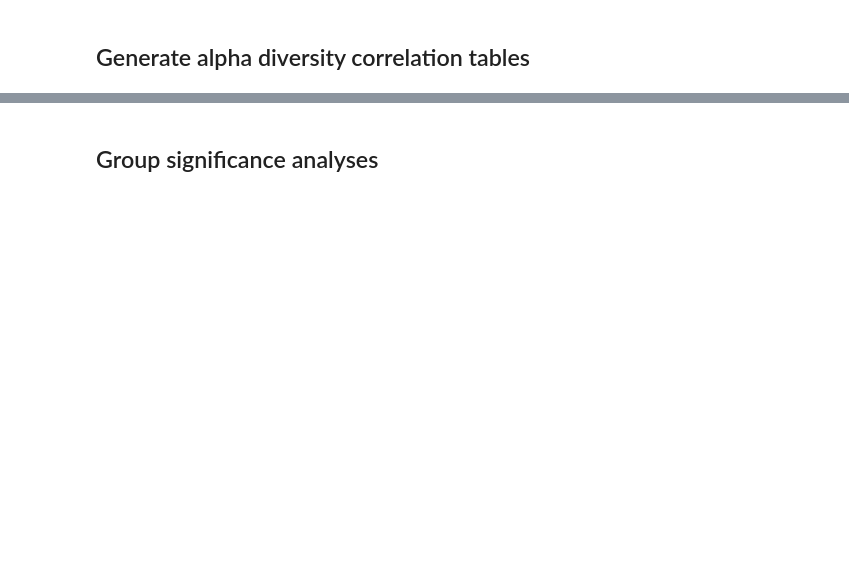
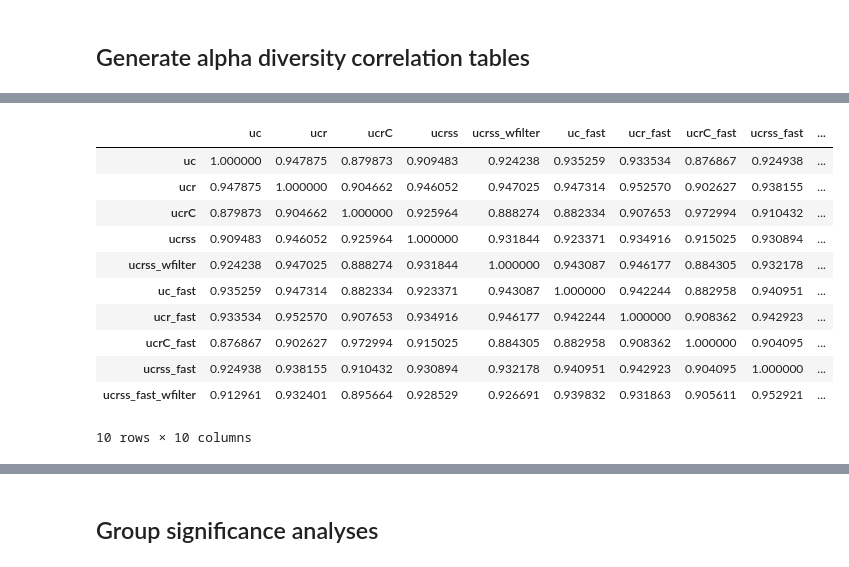
Before and after one commit to caporaso-lab/cloaked-octo-ninja, a Jupyter notebook: analyses.ipynb, the cells around one changed output, grey strips where cells are left out. Cells and saved outputs as stored; diff of their text form; code cells hidden in the pictures; blank space fills up the shorter version.

```diff
--- a/analyses.ipynb
+++ b/analyses.ipynb
@@ -59,0 +81,15 @@ ucrss_fast_wfilter            1.000000
+# %%
+adiv_results[('88-soils', 'observed_species')]
+# %% [output]
+|  | uc | ucr | ucrC | ucrss | ucrss_wfilter | uc_fast | ucr_fast | ucrC_fast | ucrss_fast | ... |
+| uc | 1.000000 | 0.947875 | 0.879873 | 0.909483 | 0.924238 | 0.935259 | 0.933534 | 0.876867 | 0.924938 | ... |
+| ucr | 0.947875 | 1.000000 | 0.904662 | 0.946052 | 0.947025 | 0.947314 | 0.952570 | 0.902627 | 0.938155 | ... |
+| ucrC | 0.879873 | 0.904662 | 1.000000 | 0.925964 | 0.888274 | 0.882334 | 0.907653 | 0.972994 | 0.910432 | ... |
+| ucrss | 0.909483 | 0.946052 | 0.925964 | 1.000000 | 0.931844 | 0.923371 | 0.934916 | 0.915025 | 0.930894 | ... |
+| ucrss_wfilter | 0.924238 | 0.947025 | 0.888274 | 0.931844 | 1.000000 | 0.943087 | 0.946177 | 0.884305 | 0.932178 | ... |
+| uc_fast | 0.935259 | 0.947314 | 0.882334 | 0.923371 | 0.943087 | 1.000000 | 0.942244 | 0.882958 | 0.940951 | ... |
+| ucr_fast | 0.933534 | 0.952570 | 0.907653 | 0.934916 | 0.946177 | 0.942244 | 1.000000 | 0.908362 | 0.942923 | ... |
+| ucrC_fast | 0.876867 | 0.902627 | 0.972994 | 0.915025 | 0.884305 | 0.882958 | 0.908362 | 1.000000 | 0.904095 | ... |
+| ucrss_fast | 0.924938 | 0.938155 | 0.910432 | 0.930894 | 0.932178 | 0.940951 | 0.942923 | 0.904095 | 1.000000 | ... |
+| ucrss_fast_wfilter | 0.912961 | 0.932401 | 0.895664 | 0.928529 | 0.926691 | 0.939832 | 0.931863 | 0.905611 | 0.952921 | ... |
+10 rows × 10 columns
```
Also changed, not shown: parts of 20 cells of this notebook.
